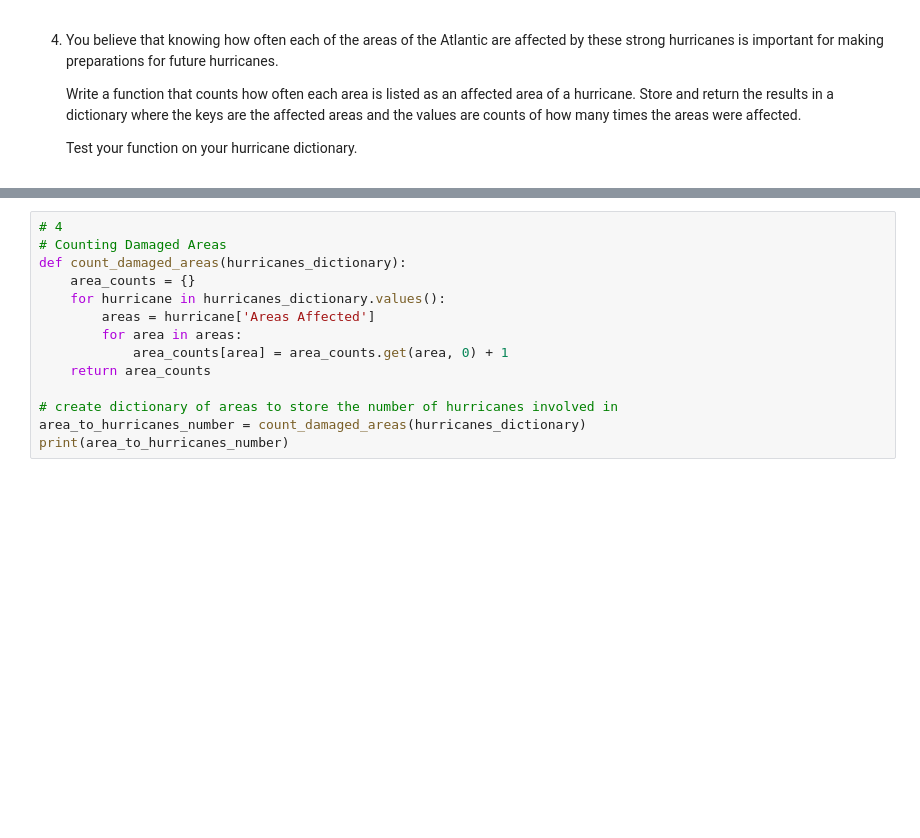
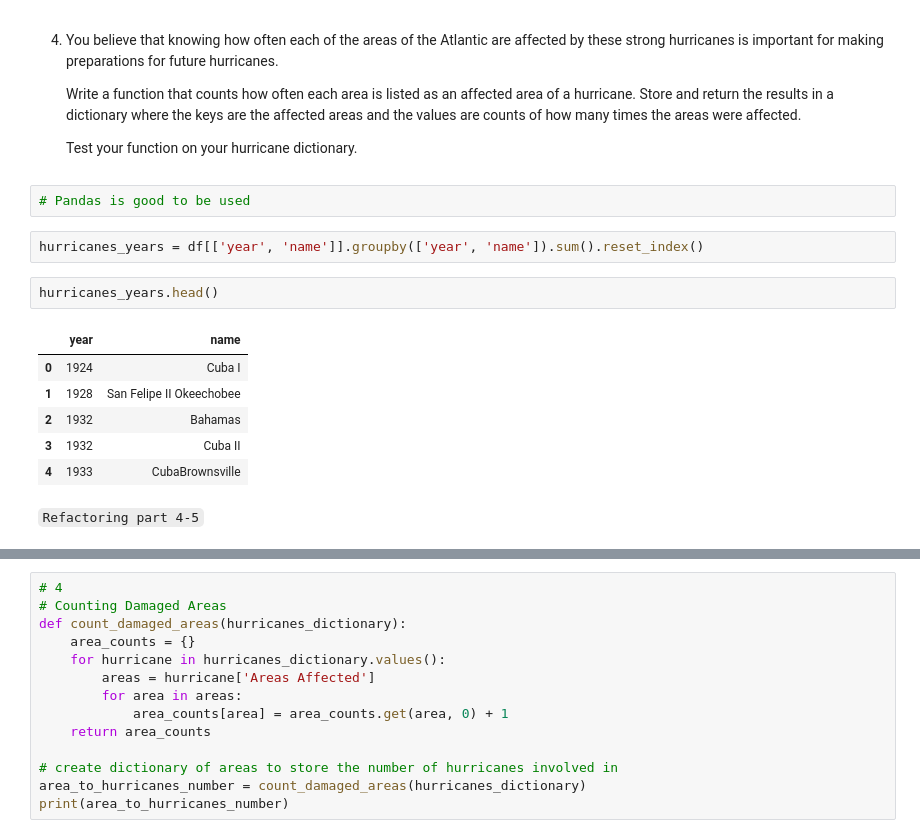
Before and after one commit to kalemaria/data-science-foundations, a Jupyter notebook: Hurricane Analysis/Hurricane Analysis.ipynb, the cells around one changed output, grey strips where cells are left out. Drawn from its saved outputs; the diff is of its cells as text; blank space fills up the shorter version.

```diff
--- a/Hurricane Analysis/Hurricane Analysis.ipynb
+++ b/Hurricane Analysis/Hurricane Analysis.ipynb
@@ -142,3 +197,18 @@ print(hurricanes_by_year[1932])
    Write a function that counts how often each area is listed as an affected area of a hurricane. Store and return the results in a dictionary where the keys are the affected areas and the values are counts of how many times the areas were affected.
 
    Test your function on your hurricane dictionary.
+# %%
+# Pandas is good to be used
+# %%
+hurricanes_years = df[['year', 'name']].groupby(['year', 'name']).sum().reset_index()
+# %%
+hurricanes_years.head()
+# %% [output]
+|  | year | name |
+| 0 | 1924 | Cuba I |
+| 1 | 1928 | San Felipe II Okeechobee |
+| 2 | 1932 | Bahamas |
+| 3 | 1932 | Cuba II |
+| 4 | 1933 | CubaBrownsville |
+# %% [markdown]
+`Refactoring part 4-5`
```
Also changed, not shown: parts of 20 cells of this notebook.
